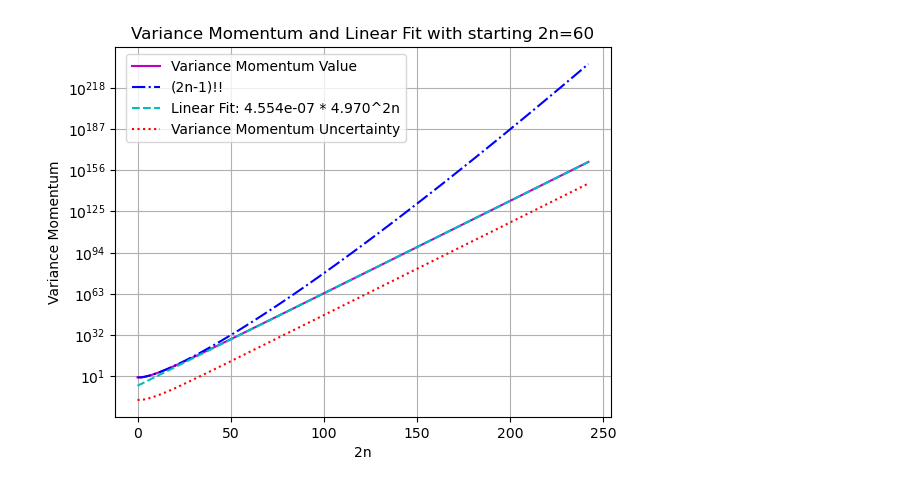
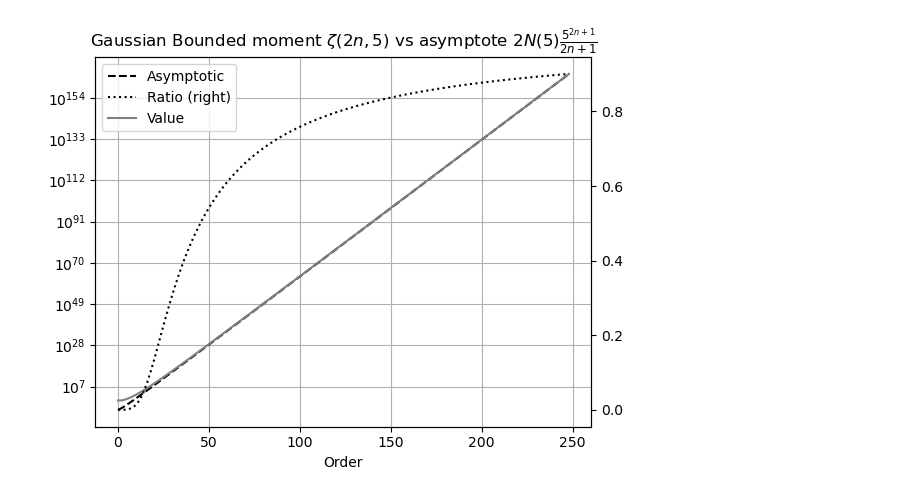
Before and after one commit to Chengpu0707/VarianceArithmetic, a Jupyter notebook: IPyNb/Momentum.ipynb, the cells around one changed output. Saved outputs shown, nothing was run; the diff lists cells and outputs as text; code cells hidden in the pictures.

```diff
--- a/IPyNb/Momentum.ipynb
+++ b/IPyNb/Momentum.ipynb
@@ -71,4 +22,13 @@ LinearFit(60)
-# %%
-LinearFit(60, withDiff=False)
-# %% [output]
-[figure, removed]
+# %%
+df = df[(df['Order'] % 2) == 0]
+# %%
+df['Asymptotic'] = 2*sp.stats.norm.pdf(5) *5.0**(df["Order"] + 1)/(df["Order"] + 1)
+df['Ratio'] = df['Asymptotic'] / df['Value']
+# %%
+ax = df.plot(x='Order', y='Asymptotic', style='k--')
+ax2 = df.plot(ax=ax, x='Order', y='Ratio', secondary_y=True, style='k:')
+df.plot(ax=ax, x='Order', y='Value', c='gray', ls='-', grid=True, logy=True, legend='Gaussian',
+            title=r'Gaussian Bounded moment $\zeta(2n, 5)$ vs asymptote $2N(5) \frac{5^{2n+1}}{2n+1}$')
+ax2.ylim=(0,1)
+# %% [output]
+[figure, added]
```
Also changed, not shown: parts of 9 cells of this notebook, 3 other files.
